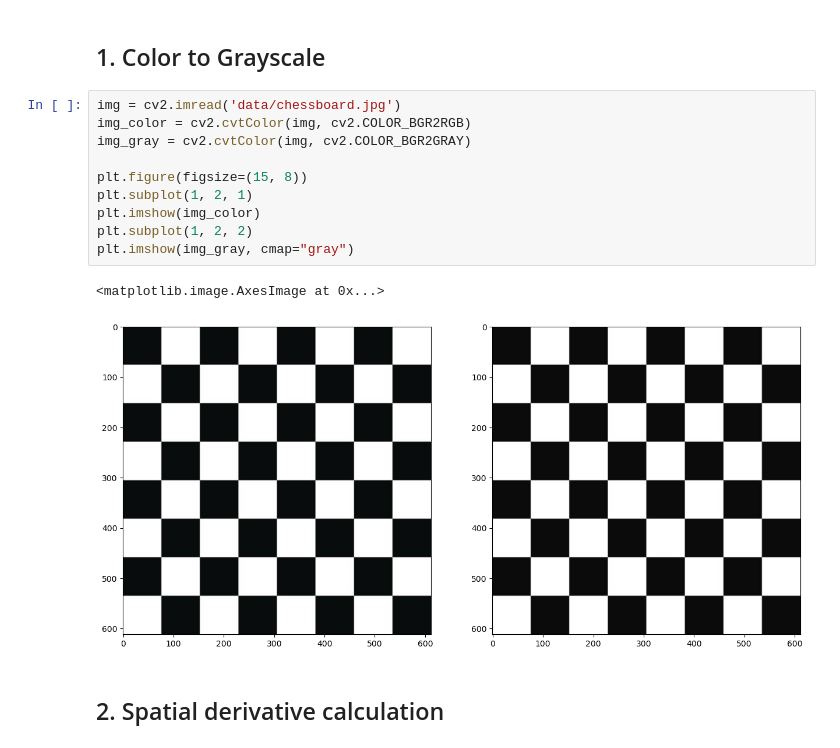
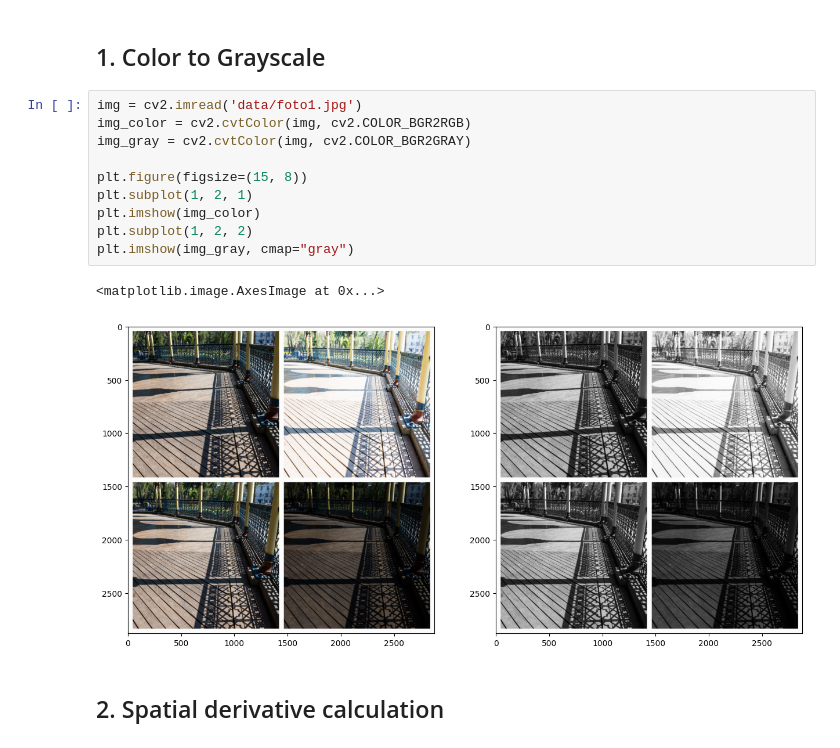
Before and after one commit to PosgradoMNA/TC4033.10.Equipo13-7.2-Google-Colab-algoritmos-de-extracci-n-de-caracter-sticas, a Jupyter notebook: 7_harris_edge_corner_detection.ipynb, the cells around one changed output. Saved outputs shown, nothing was run; the diff lists cells and outputs as text.

Commit message:
Pruebas con foto1.jpg con diferentes iluminaciones y rotaciones.

```diff
--- a/7_harris_edge_corner_detection.ipynb
+++ b/7_harris_edge_corner_detection.ipynb
@@ -19,18 +19,18 @@ from scipy.ndimage.filters import convolve
 # %% [markdown]
 ## 1. Color to Grayscale <a class="anchor" id="grayscale" ></a>
 # %%
-img = cv2.imread('data/chessboard.jpg')
+img = cv2.imread('data/foto1.jpg')
 img_color = cv2.cvtColor(img, cv2.COLOR_BGR2RGB)
 img_gray = cv2.cvtColor(img, cv2.COLOR_BGR2GRAY)
 
 plt.figure(figsize=(15, 8))
 plt.subplot(1, 2, 1)
 plt.imshow(img_color)
 plt.subplot(1, 2, 2)
 plt.imshow(img_gray, cmap="gray")
 # %% [output]
 <matplotlib.image.AxesImage at 0x...>
-[figure, old version]
+[figure, new version]
 # %% [markdown]
 ## 2. Spatial derivative calculation <a class="anchor" id="spatial" ></a>
 # %%
```
Also changed, not shown: parts of 2 cells of this notebook.
